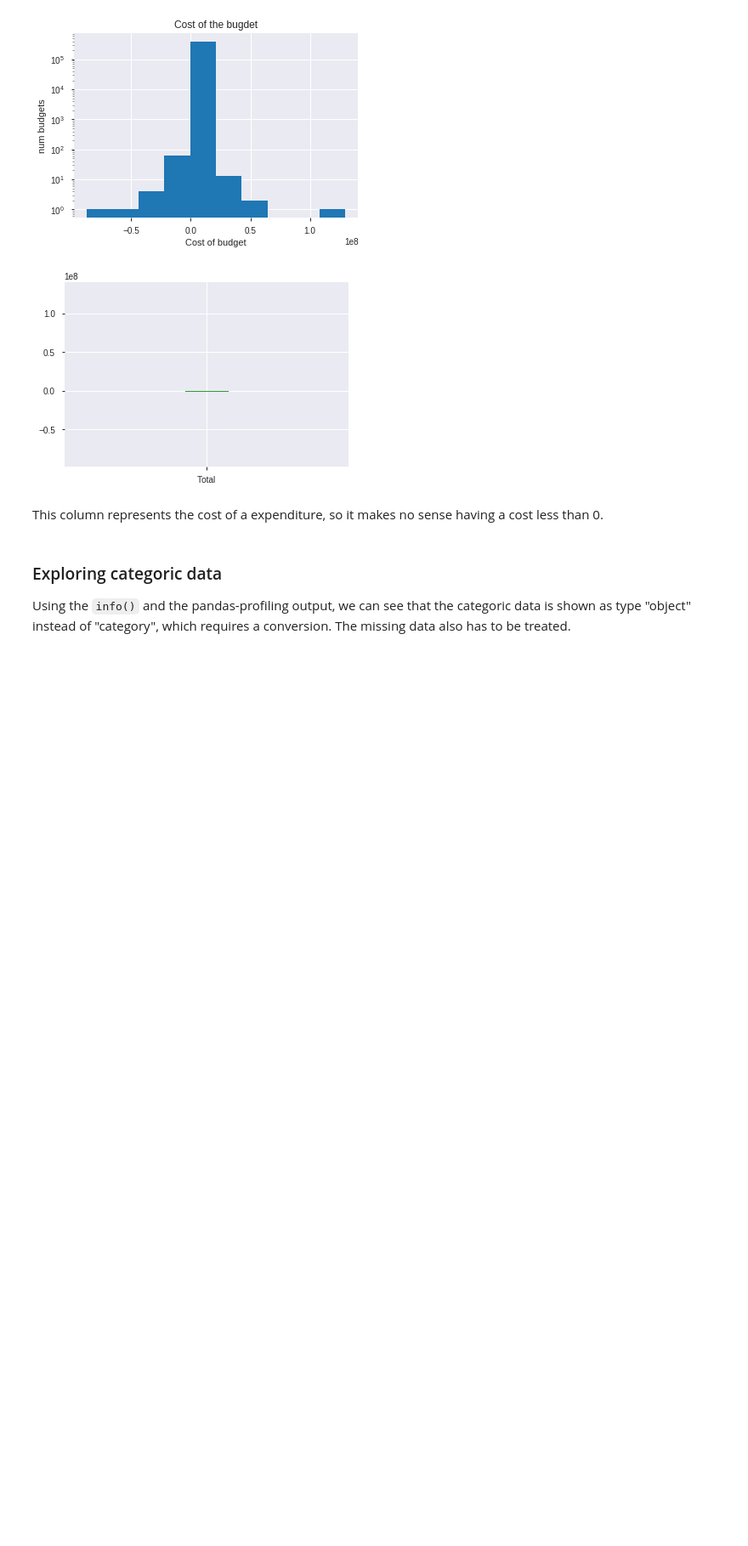
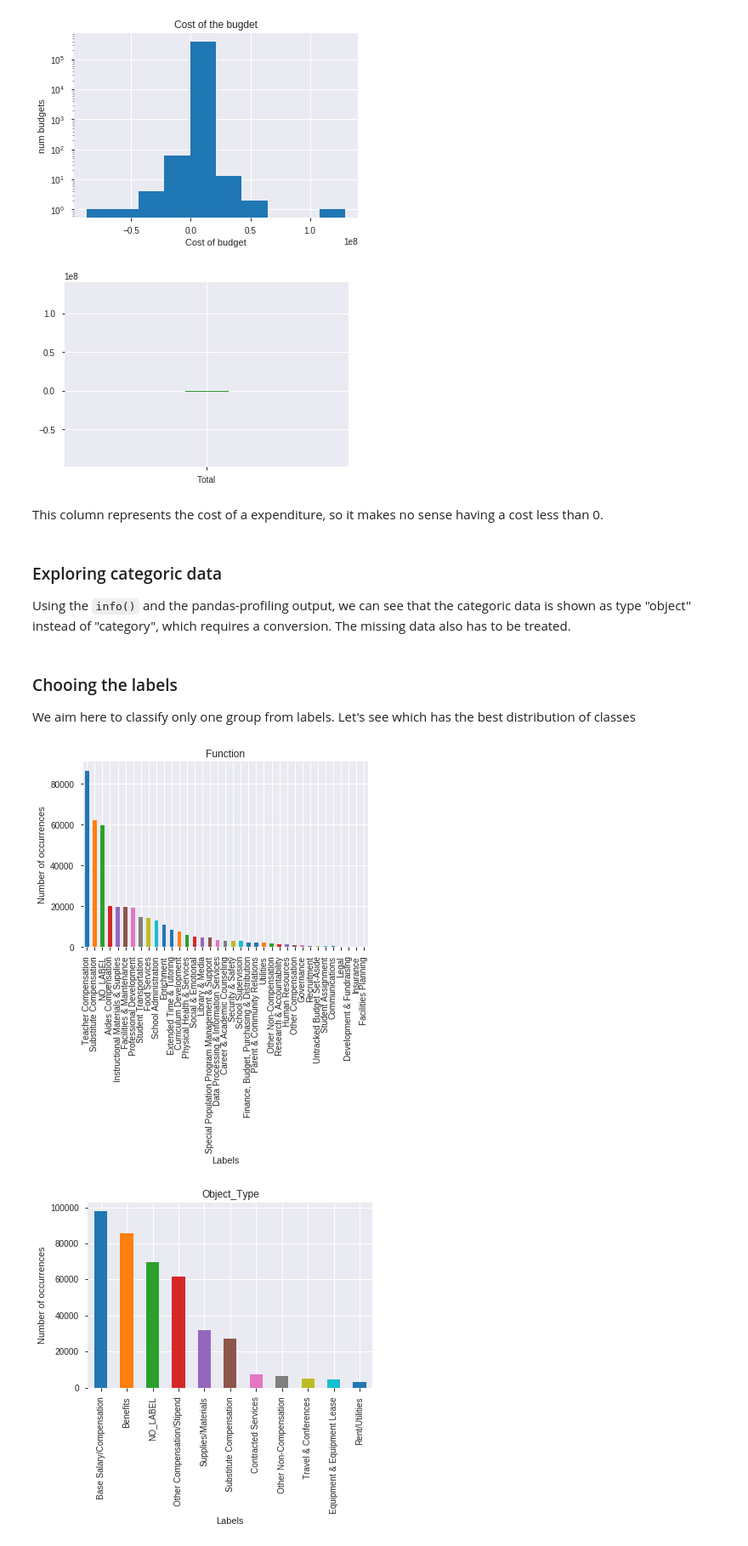
Before and after one commit to nymarya/school-budgets-for-education, a Jupyter notebook: notebooks/1_0_mayra_initial_data_exploration.ipynb, the cells around one changed output. Shown: that part at 85% size. Drawn from its saved outputs; the diff is of its cells as text; code cells hidden in the pictures; blank space fills up the shorter version.

Commit message:
analyse labels

```diff
--- a/notebooks/1_0_mayra_initial_data_exploration.ipynb
+++ b/notebooks/1_0_mayra_initial_data_exploration.ipynb
@@ -252,3 +250,22 @@ This column represents the cost of a expenditure, so it makes no sense having a
 ### Exploring categoric data
 
 Using the `info()` and the pandas-profiling output, we can see that the categoric data is shown as type "object" instead of "category", which requires a conversion. The missing data also has to be treated.
+# %% [markdown]
+### Chooing the labels
+We aim here to classify only one group from labels. Let's see which has the best distribution of classes
+# %%
+for i in range(len(labels)):
+  categories = training[labels[i]].value_counts()
+
+  categories.plot(kind='bar')
+
+  # Label the axes
+  plt.xlabel('Labels')
+  plt.ylabel('Number of occurrences')
+  plt.title(labels[i])
+
+  # Display the plot
+  plt.show()
+# %% [output]
+[figure, added]
+[figure, added]
```
Also changed, not shown: parts of 3 cells of this notebook.
